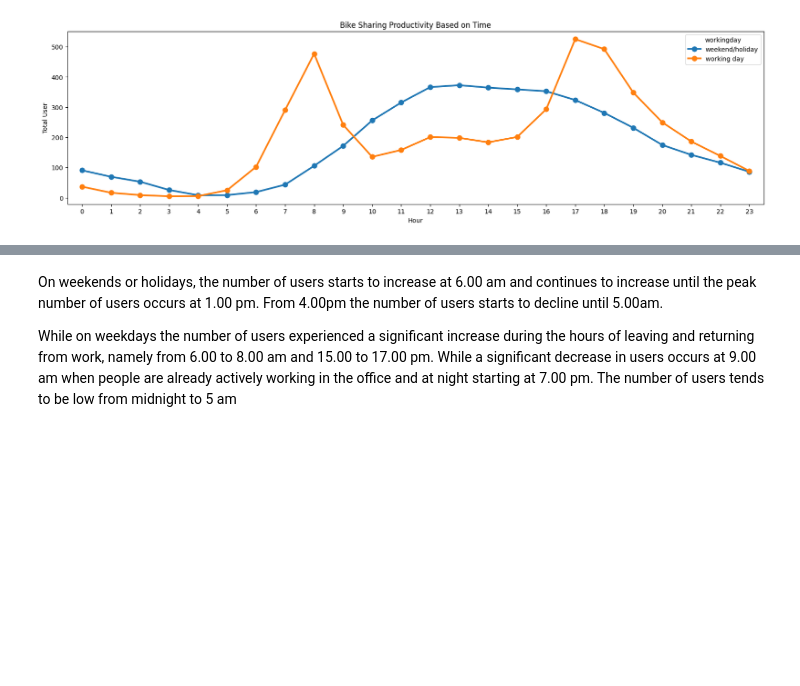
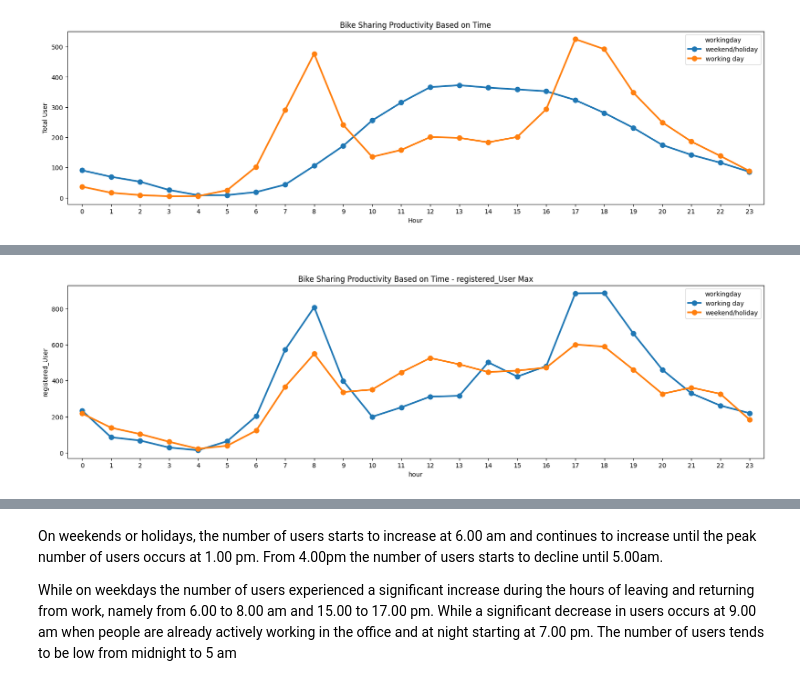
Before and after one commit to adityapratama1999/Bike_Sharing_Analyst, a Jupyter notebook: Bike_Sharing_Analyst.ipynb, the cells around one changed output, grey strips where cells are left out. Drawn from its saved outputs; the diff is of its cells as text; code cells hidden in the pictures; blank space fills up the shorter version.

```diff
--- a/Bike_Sharing_Analyst.ipynb
+++ b/Bike_Sharing_Analyst.ipynb
@@ -418,8 +408,7 @@ day_df.head()
 # %% [markdown]
 Menampilkan Data set Dari File Csv.
 # %%
-from pathlib import Path
-hour_df = pd.read_csv(Path('data/hour.csv'))
+hour_df = pd.read_csv('data/hour.csv')
 hour_df.head()
 # %% [output]
 |  | instant | dteday | season | yr | mnth | hr | holiday | weekday | workingday | weathersit | ... |
@@ -1222,3 +1232,6 @@ ax.set_xlabel('Hour')
 plt.show()
 # %% [output]
 [figure]
+# %%
+sum_registered = hour_df.groupby(by=["hour" , "workingday"]).registered_User.max().sort_values(ascending=False).reset_index()
+sum_registered
@@ -1224,0 +1256,9 @@ plt.show()
+# %%
+fig, ax = plt.subplots(figsize=(20,5))
+sns.pointplot(data=sum_registered, x='hour', y='registered_User', hue='workingday', errorbar=None, ax=ax)
+ax.set(title='Bike Sharing Productivity Based on Time - registered_User Max')
+ax.set_ylabel('registered_User')
+ax.set_xlabel('hour')
+plt.show()
+# %% [output]
+[figure, added]
```
Also changed, not shown: parts of 16 cells of this notebook, 1 other file.
